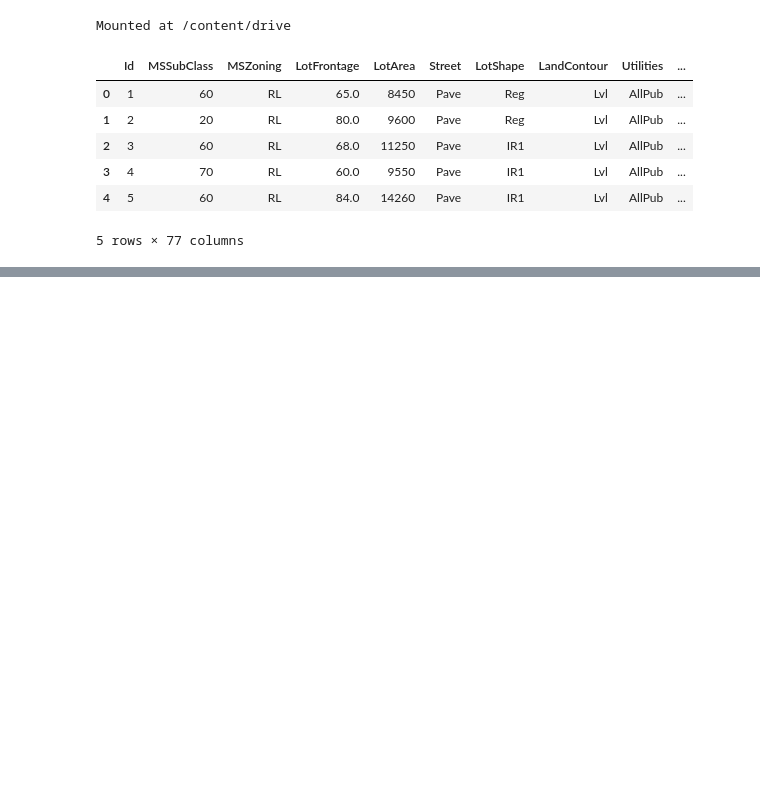
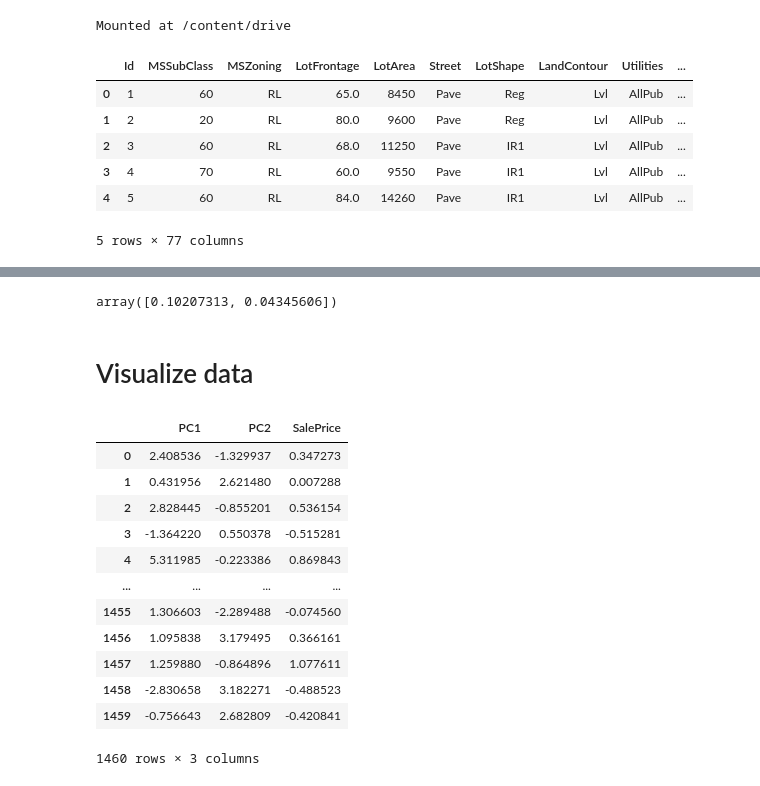
Before and after one commit to kalvin-osoro/ml_gw, a Jupyter notebook: Housing_pricing.ipynb, the cells around one changed output, grey strips where cells are left out. Cells and saved outputs as stored; diff of their text form; code cells hidden in the pictures; blank space fills up the shorter version.

```diff
--- a/Housing_pricing.ipynb
+++ b/Housing_pricing.ipynb
@@ -28,0 +265,3 @@ data.head()
+# %%
+X=X.to_numpy()
+X
@@ -28,0 +282,3 @@ data.head()
+# %%
+y=y.to_numpy()
+y
@@ -28,0 +301,4 @@ data.head()
+# %%
+X=StandardScaler().fit_transform(X)
+y=StandardScaler().fit_transform(y)
+y
@@ -28,0 +315,4 @@ data.head()
+# %%
+pca=PCA(n_components=2)
+p_components=pca.fit_transform(X)
+p_components
@@ -28,0 +327,26 @@ data.head()
+# %%
+pca.explained_variance_ratio_
+# %% [output]
+array([0.10207313, 0.04345606])
+# %% [markdown]
+# Visualize data
+# %%
+
+pca_data = pd.DataFrame(p_components,columns=['PC1','PC2'])
+target_data = pd.DataFrame(y,columns=['SalePrice'])
+final_data = pd.concat([pca_data,target_data],axis=1)
+final_data
+# %% [output]
+|  | PC1 | PC2 | SalePrice |
+| 0 | 2.408536 | -1.329937 | 0.347273 |
+| 1 | 0.431956 | 2.621480 | 0.007288 |
+| 2 | 2.828445 | -0.855201 | 0.536154 |
+| 3 | -1.364220 | 0.550378 | -0.515281 |
+| 4 | 5.311985 | -0.223386 | 0.869843 |
+| ... | ... | ... | ... |
+| 1455 | 1.306603 | -2.289488 | -0.074560 |
+| 1456 | 1.095838 | 3.179495 | 0.366161 |
+| 1457 | 1.259880 | -0.864896 | 1.077611 |
+| 1458 | -2.830658 | 3.182271 | -0.488523 |
+| 1459 | -0.756643 | 2.682809 | -0.420841 |
+1460 rows × 3 columns
```
Also changed, not shown: parts of 45 cells of this notebook.
